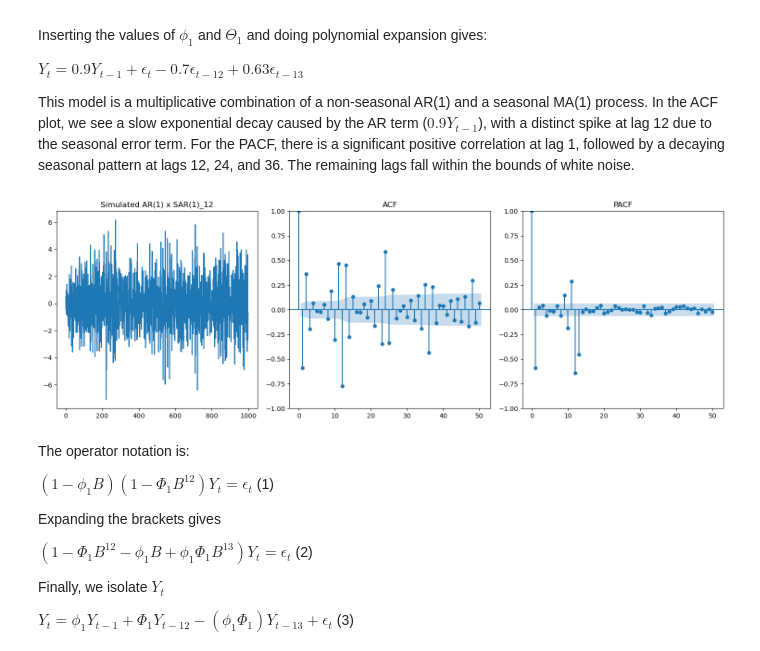
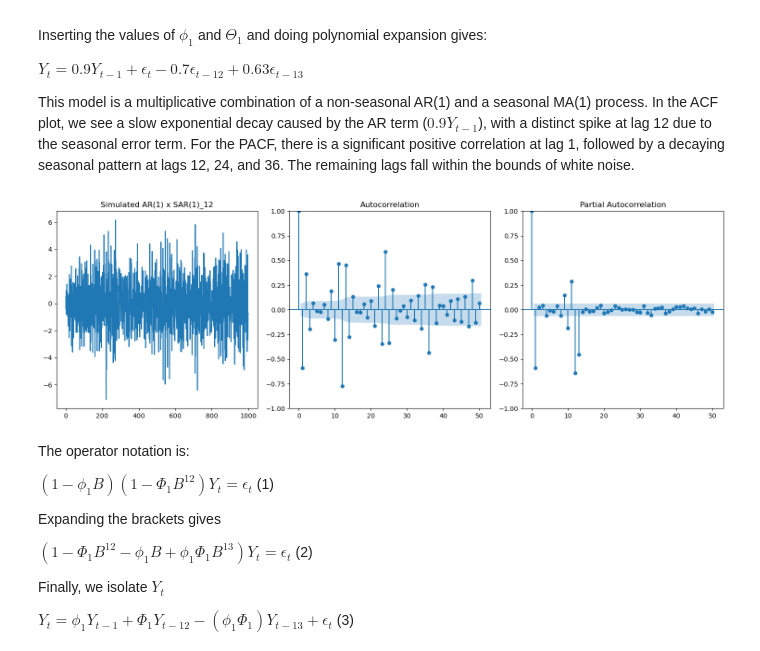
Before and after one commit to Harborg1/Time-Series-Analysis, a Jupyter notebook: Assignment 2/assignment_2.ipynb, the cells around one changed output. Cells and saved outputs as stored; diff of their text form; code cells hidden in the pictures.

```diff
--- a/Assignment 2/assignment_2.ipynb
+++ b/Assignment 2/assignment_2.ipynb
@@ -130,33 +130,33 @@ This model is a multiplicative combination of a non-seasonal AR(1) and a seasona
 # %%
 # Model 2.4: (1,0,0) x (1,0,0)_12
 phi_1 = -0.6
 Phi_1 = -0.8
 
 # Expanded AR polynomial: [1, 0.6, 0, ..., 0.8, 0.48]
 # Note: Signs in the 'ar' array match the operator form (1 + 0.6B + 0.8B^12 + 0.48B^13)
 ar = np.zeros(14)
 ar[0] = 1
 ar[1] = -phi_1          # +0.6
 ar[12] = -Phi_1         # +0.8
 ar[13] = phi_1 * Phi_1  # +0.48
 
 ma = np.array([1])
 
 # Simulate
 np.random.seed(42)
 y24 = arma_generate_sample(ar, ma, nsample=1000)
 
 # Plotting
 fig, axes = plt.subplots(1, 3, figsize=(15, 5))
 axes[0].plot(y24)
 axes[0].set_title("Simulated AR(1) x SAR(1)_12")
-plot_acf(y24, lags=50, ax=axes[1], title="ACF")
-plot_pacf(y24, lags=50, ax=axes[2], title="PACF")
+plot_acf(y24, lags=50, ax=axes[1])
+plot_pacf(y24, lags=50, ax=axes[2])
 plt.tight_layout()
 plt.savefig("2.4.jpg")
 plt.show()
 # %% [output]
-[figure, old version]
+[figure, new version]
 # %% [markdown]
 
 The operator notation is:
```
Also changed, not shown: parts of 5 cells of this notebook, 5 other files.
